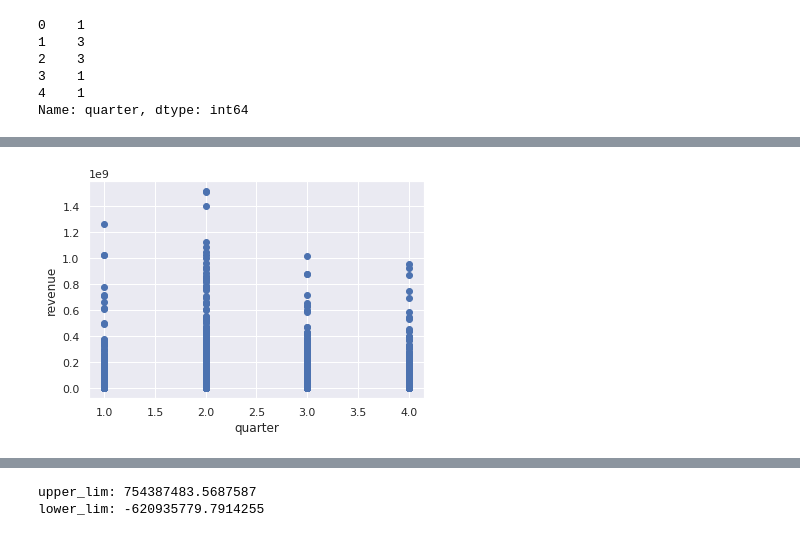
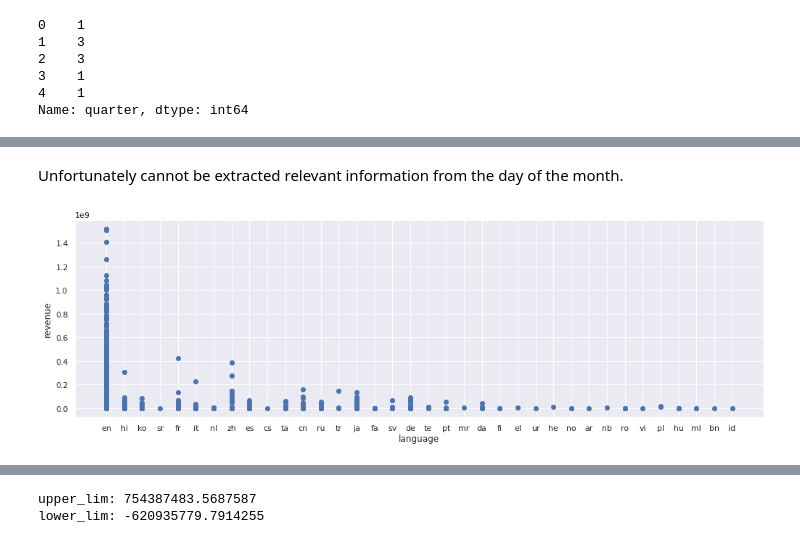
Before and after one commit to achillelamb/the-movie-db, a Jupyter notebook: The-Movie-DB.ipynb, the cells around one changed output, grey strips where cells are left out. Drawn from its saved outputs; the diff is of its cells as text; code cells hidden in the pictures.

```diff
--- a/The-Movie-DB.ipynb
+++ b/The-Movie-DB.ipynb
@@ -155,6 +161,9 @@ test_set = string_to_tree(test_set)
 directors = train_set['crew'].apply(lambda x: [i['name'] for i in x if ('job' in i and (i['job'] == 'Director'))] if x!={} else [])
 directors = directors.rename('directors')
 train_set = train_set.join(directors)
+directors = test_set['crew'].apply(lambda x: [i['name'] for i in x if ('job' in i and (i['job'] == 'Director'))] if x!={} else [])
+directors = directors.rename('directors')
+test_set = test_set.join(directors)
 
 
 for column in json_columns:
@@ -307,12 +292,14 @@ Name: quarter, dtype: int64
+# %% [markdown]
+Unfortunately cannot be extracted relevant information from the day of the month.
 # %%
-# Let's plot the data now
-x = train_set['quarter']
-#x = [len(train_set['keywords'][i]) for i in range(len(train_set['keywords']))]
+x = train_set['original_language']
 y = train_set['revenue']
 
-plt.scatter(x,y)
-plt.xlabel("quarter")
+fig = plt.figure(figsize=(17, 5))
+ax = fig.add_subplot(111)
+ax.scatter(x,y)
+plt.xlabel("language")
 plt.ylabel("revenue")
 plt.show()
 # %% [output]
-[figure, old version]
+[figure, new version]
```
Also changed, not shown: parts of 118 cells of this notebook, 1 other file.
